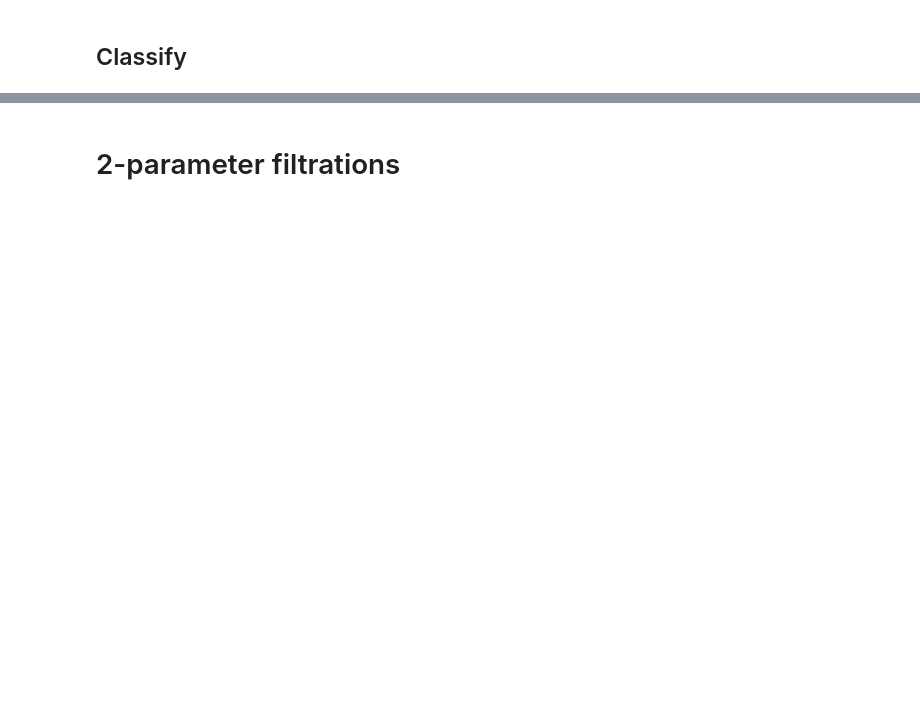
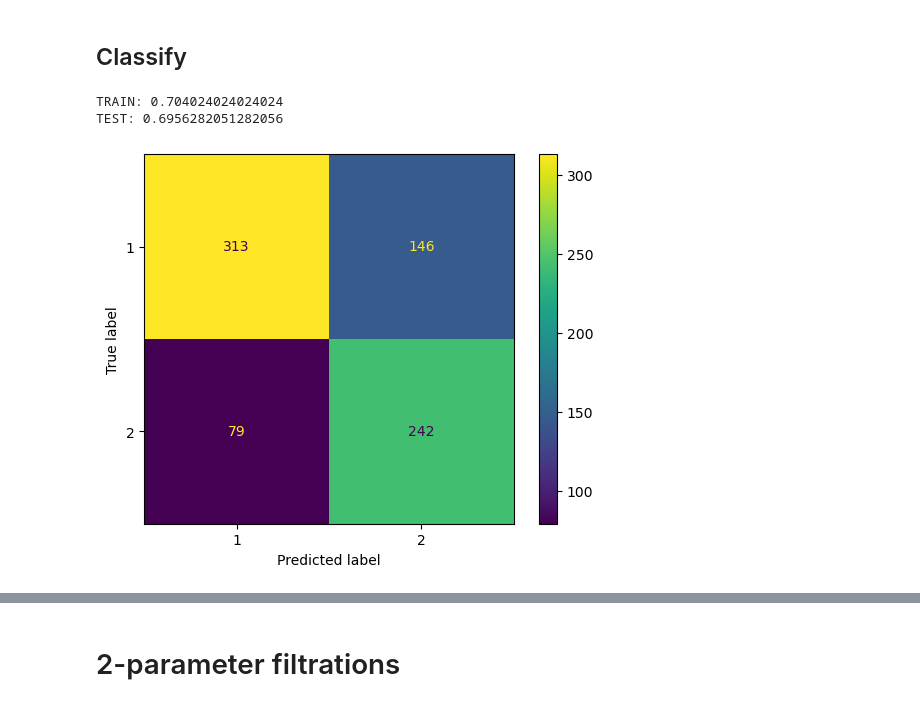
Before and after one commit to dgurnari/graphtda, a Jupyter notebook: examples/example_classification_pipeline.ipynb, the cells around one changed output, grey strips where cells are left out. Drawn from its saved outputs; the diff is of its cells as text; code cells hidden in the pictures; blank space fills up the shorter version.

```diff
--- a/examples/example_classification_pipeline.ipynb
+++ b/examples/example_classification_pipeline.ipynb
@@ -68,32 +74,39 @@ from sklearn import svm
 from sklearn.model_selection import train_test_split
 from sklearn.metrics import confusion_matrix, ConfusionMatrixDisplay
 # %%
+train_accuracy_SVM = []
 test_accuracy_SVM = []
 
 test_split = 0.7
 nbr_of_repeats = 100
 
 for i in tqdm(range(nbr_of_repeats)):
 
     X_train, X_test, y_train, y_test = train_test_split(
         X, y, test_size=test_split, random_state=i)
 
     SVM_classifier = svm.SVC(kernel='rbf',
                             class_weight='balanced',
                             C=1,
                             random_state=42)
     SVM_classifier.fit(X_train, y_train)
+    train_accuracy_SVM.append(SVM_classifier.score(X_train, y_train))
     test_accuracy_SVM.append(SVM_classifier.score(X_test, y_test))
 
 
-print("svm accuracy:", np.mean(test_accuracy_SVM))
+print("TRAIN:", np.mean(train_accuracy_SVM))
+print("TEST:", np.mean(test_accuracy_SVM))
 predictions = SVM_classifier.predict(X_test)
 cm = confusion_matrix(y_test, predictions, labels=SVM_classifier.classes_)
 disp = ConfusionMatrixDisplay(confusion_matrix=cm,
                             display_labels=SVM_classifier.classes_)
 disp.plot()
 
 plt.show()
+# %% [output]
+TRAIN: 0.704024024024024
+TEST: 0.6956282051282056
+[figure, added]
 # %%
 from sklearn.discriminant_analysis import LinearDiscriminantAnalysis
 # %%
```
Also changed, not shown: parts of 20 cells of this notebook, 2 other files.
